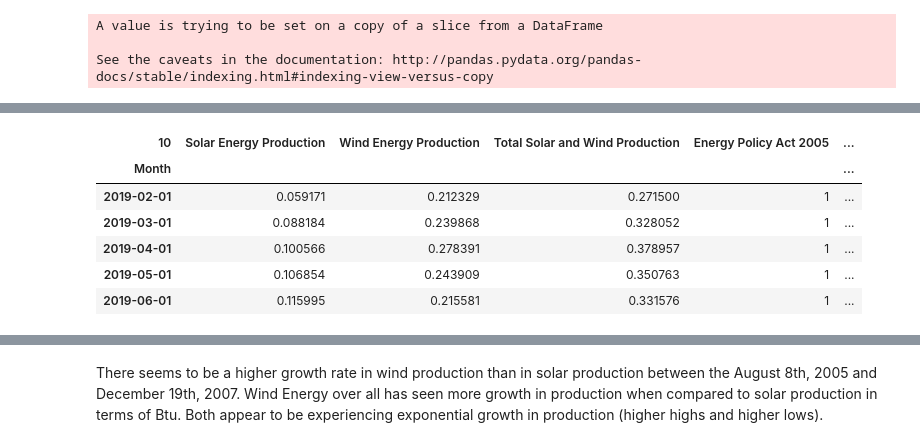
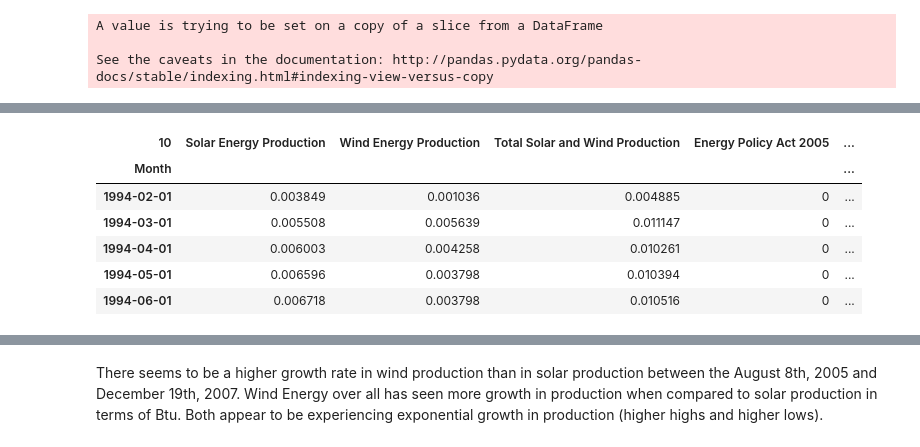
Before and after one commit to BoutrosSami/Springboard, a Jupyter notebook: Capstone_Project.ipynb, the cells around one changed output, grey strips where cells are left out. Drawn from its saved outputs; the diff is of its cells as text; code cells hidden in the pictures.

```diff
--- a/Capstone_Project.ipynb
+++ b/Capstone_Project.ipynb
@@ -89,13 +81,18 @@ data.head()
-# %%
-data.tail()
-# %% [output]
-| 10 | Solar Energy Production | Wind Energy Production | Total Solar and Wind Production | Energy Policy Act 2005 | ... |
-| Month |  |  |  |  | ... |
-| 2019-02-01 | 0.059171 | 0.212329 | 0.271500 | 1 | ... |
-| 2019-03-01 | 0.088184 | 0.239868 | 0.328052 | 1 | ... |
-| 2019-04-01 | 0.100566 | 0.278391 | 0.378957 | 1 | ... |
-| 2019-05-01 | 0.106854 | 0.243909 | 0.350763 | 1 | ... |
-| 2019-06-01 | 0.115995 | 0.215581 | 0.331576 | 1 | ... |
+# %%
+'''Negative production values and zero (0) production values must be dropped from the dataset.'''
+
+df = df.drop(range(0,253))
+df = df.set_index('Month')
+data = df
+data.head()
+# %% [output]
+| 10 | Solar Energy Production | Wind Energy Production | Total Solar and Wind Production | Energy Policy Act 2005 | ... |
+| Month |  |  |  |  | ... |
+| 1994-02-01 | 0.003849 | 0.001036 | 0.004885 | 0 | ... |
+| 1994-03-01 | 0.005508 | 0.005639 | 0.011147 | 0 | ... |
+| 1994-04-01 | 0.006003 | 0.004258 | 0.010261 | 0 | ... |
+| 1994-05-01 | 0.006596 | 0.003798 | 0.010394 | 0 | ... |
+| 1994-06-01 | 0.006718 | 0.003798 | 0.010516 | 0 | ... |
 # %%
 '''Plot all production columns with policy ratification dates.'''
 
```
Also changed, not shown: parts of 12 cells of this notebook.
